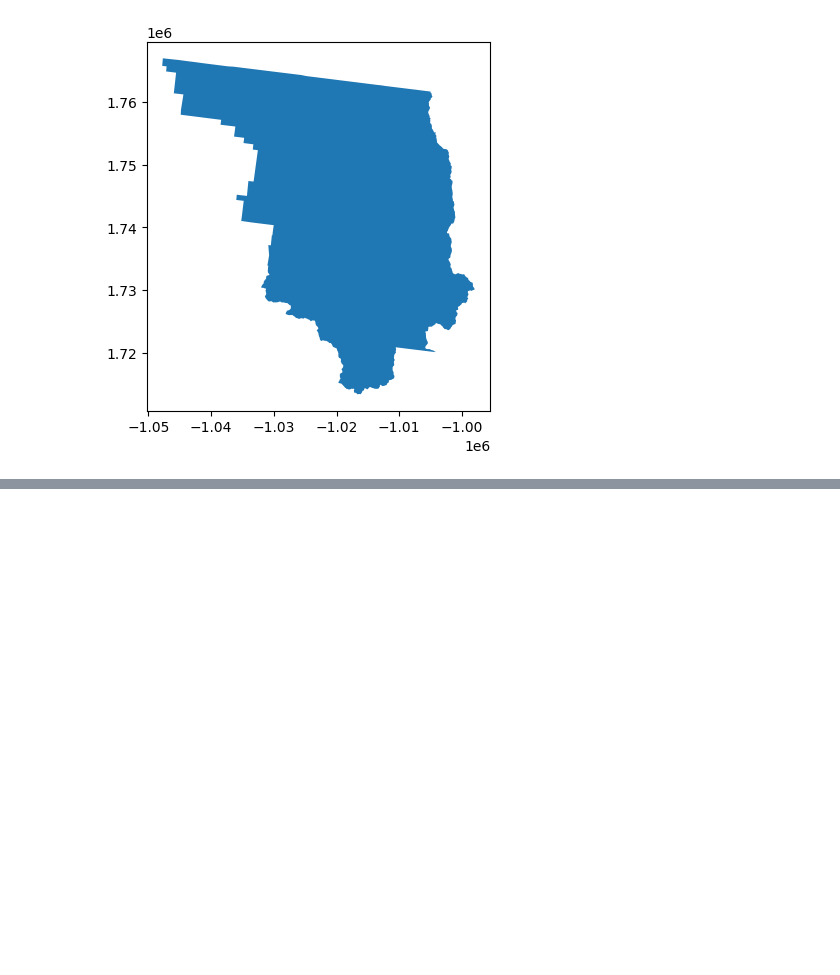
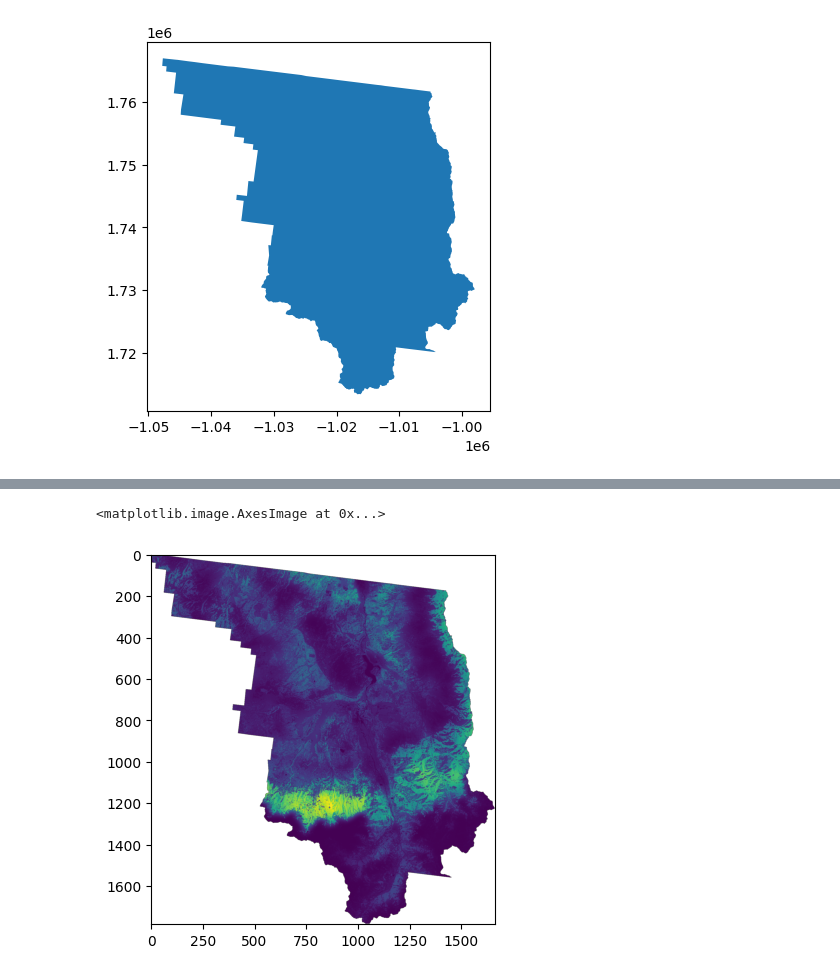
Before and after one commit to bryceayoung/ouray, a Jupyter notebook: post-thesis-work/exposure_overlay.ipynb, the cells around one changed output, grey strips where cells are left out. Saved outputs shown, nothing was run; the diff lists cells and outputs as text; code cells hidden in the pictures; blank space fills up the shorter version.

```diff
--- a/post-thesis-work/exposure_overlay.ipynb
+++ b/post-thesis-work/exposure_overlay.ipynb
@@ -31,7 +31,7 @@ data = os.path.join(ws, 'data')
 # Scratch folder for intermediate files
 scratch = os.path.join(data, '_temp')
 # rps path
-rps_path = r"D:\_DATA\WRC\RPS_CONUS_2020\RPS_CONUS\RPS_CONUS.tif"
+rps_path = r"D:\_DATA\WRC\RPS_CONUS_2020\RPS_CONUS"
 # output folder for clipped RPS raster
 out = os.path.join(data, 'risk')
 # county boundary folder
@@ -51,0 +97,45 @@ county_5070.plot()
+# %%
+import numpy as np
+import rasterio as rio
+from utils.raster import read_raster
+from rasterio.warp import reproject, Resampling
+
+# Read in national RPS data
+rps, rps_prof = read_raster(os.path.join(rps_path, 'RPS_CONUS.tif'), layer=1, profile=True)
+
+# Create an empty array for RPS reprojected to county grid
+rps_resampled = np.full_like(county_rast_30m, fill_value=rps_prof['nodata'], dtype=rps.dtype)
+
+# Reproject RPS to match county grid
+reproject(
+    source=rps,
+    destination=rps_resampled,
+    src_transform=rps_prof['transform'],
+    src_crs=rps_prof['crs'],
+    dst_transform=county_prof_30m['transform'],
+    dst_crs=county_prof_30m['crs'],
+    resampling=Resampling.nearest
+)
+
+
+# Populate new array with RPS data where county raster == 1
+rps_county = np.where(county_rast_30m == 1, rps_resampled, rps_prof['nodata'])
+
+# Save to new file
+out_profile = rps_prof.copy()
+out_profile.update({
+    'height': rps_county.shape[0],
+    'width': rps_county.shape[1],
+    'transform': county_prof_30m['transform'],
+    'crs': county_prof_30m['crs'],
+    'compress': 'lzw'
+})
+with rio.open(os.path.join(out, 'RPS_30m_5070.tif'), 'w', **out_profile) as dst:
+    dst.write(rps_county, 1)
+# %%
+rps_county[rps_county == -9999] = np.nan
+
+plt.imshow(rps_county)
+# %% [output]
+<matplotlib.image.AxesImage at 0x...>
+[figure, added]
```
Also changed, not shown: parts of 11 cells of this notebook, 1 other file.
